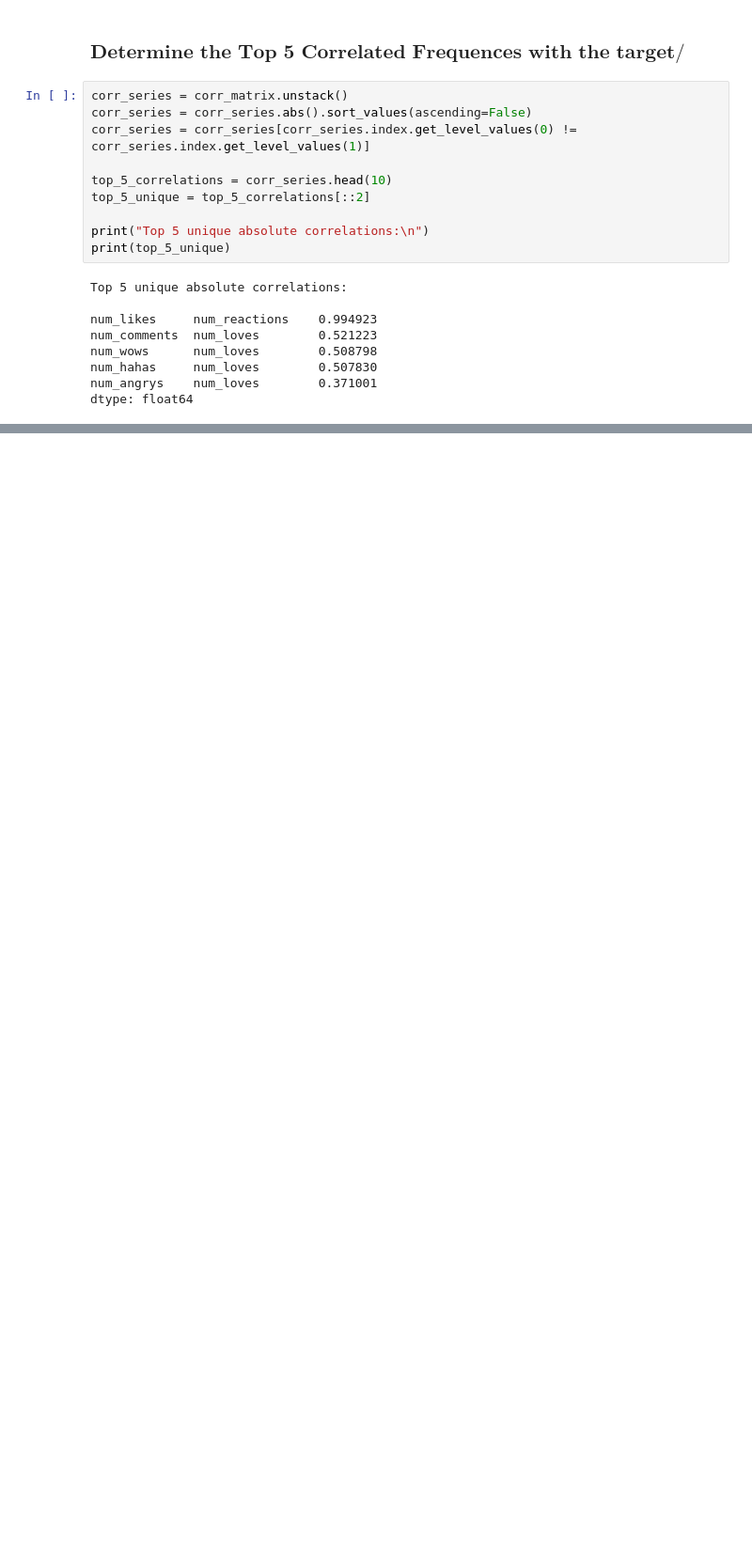
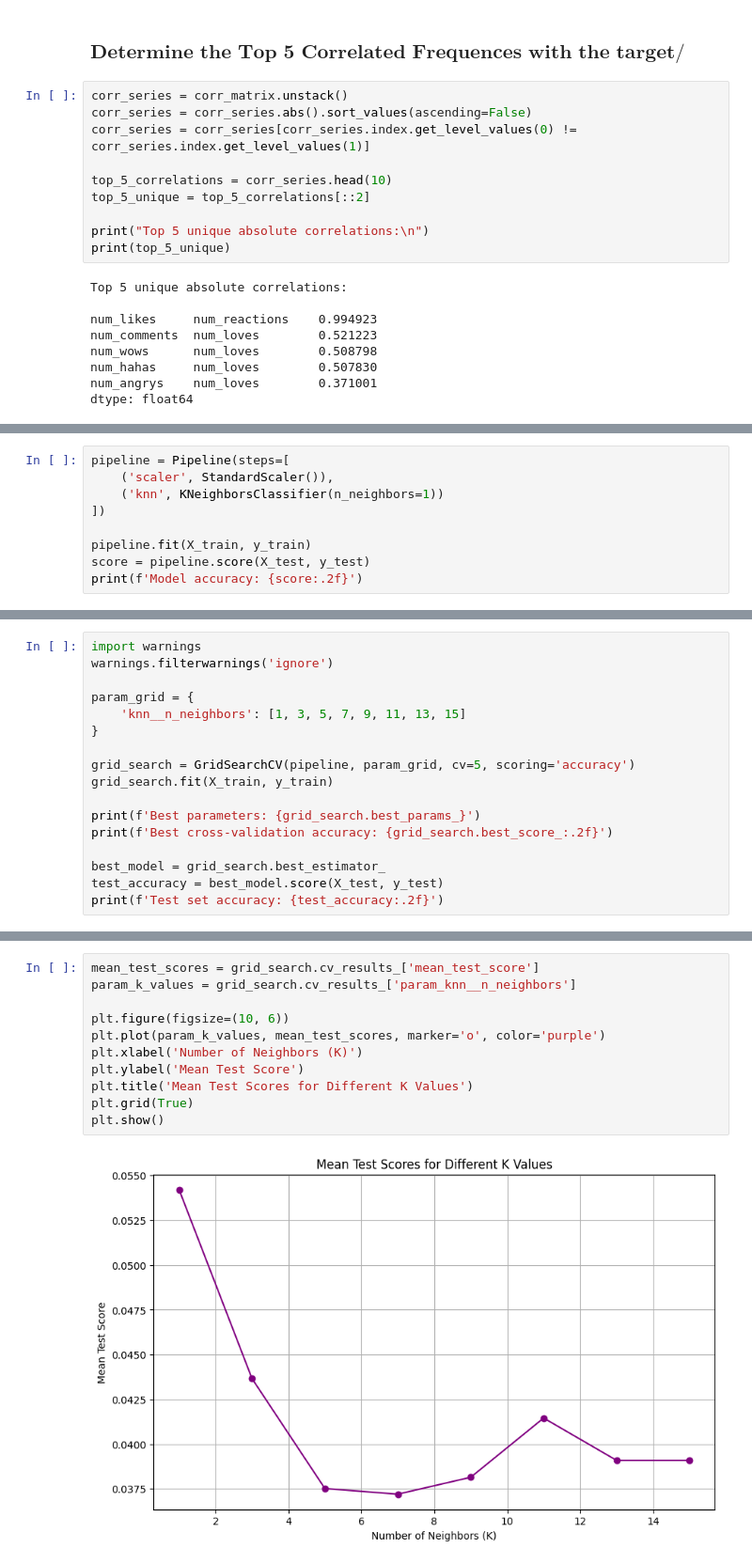
Before and after one commit to jaosherlyr/DATA_ANALYTICS, a Jupyter notebook: Assignments/Lecture_6.ipynb, the cells around one changed output, grey strips where cells are left out. Shown at 94% size. Drawn from its saved outputs; the diff is of its cells as text; blank space fills up the shorter version.

```diff
--- a/Assignments/Lecture_6.ipynb
+++ b/Assignments/Lecture_6.ipynb
@@ -72,0 +120,9 @@ dtype: float64
+# %%
+pipeline = Pipeline(steps=[
+    ('scaler', StandardScaler()),
+    ('knn', KNeighborsClassifier(n_neighbors=1))
+])
+
+pipeline.fit(X_train, y_train)
+score = pipeline.score(X_test, y_test)
+print(f'Model accuracy: {score:.2f}')
@@ -72,0 +133,17 @@ dtype: float64
+# %%
+import warnings
+warnings.filterwarnings('ignore')
+
+param_grid = {
+    'knn__n_neighbors': [1, 3, 5, 7, 9, 11, 13, 15]
+}
+
+grid_search = GridSearchCV(pipeline, param_grid, cv=5, scoring='accuracy')
+grid_search.fit(X_train, y_train)
+
+print(f'Best parameters: {grid_search.best_params_}')
+print(f'Best cross-validation accuracy: {grid_search.best_score_:.2f}')
+
+best_model = grid_search.best_estimator_
+test_accuracy = best_model.score(X_test, y_test)
+print(f'Test set accuracy: {test_accuracy:.2f}')
@@ -72,0 +156,13 @@ dtype: float64
+# %%
+mean_test_scores = grid_search.cv_results_['mean_test_score']
+param_k_values = grid_search.cv_results_['param_knn__n_neighbors']
+
+plt.figure(figsize=(10, 6))
+plt.plot(param_k_values, mean_test_scores, marker='o', color='purple')
+plt.xlabel('Number of Neighbors (K)')
+plt.ylabel('Mean Test Score')
+plt.title('Mean Test Scores for Different K Values')
+plt.grid(True)
+plt.show()
+# %% [output]
+[figure, added]
```
Also changed, not shown: parts of 11 cells of this notebook, 2 other files.
